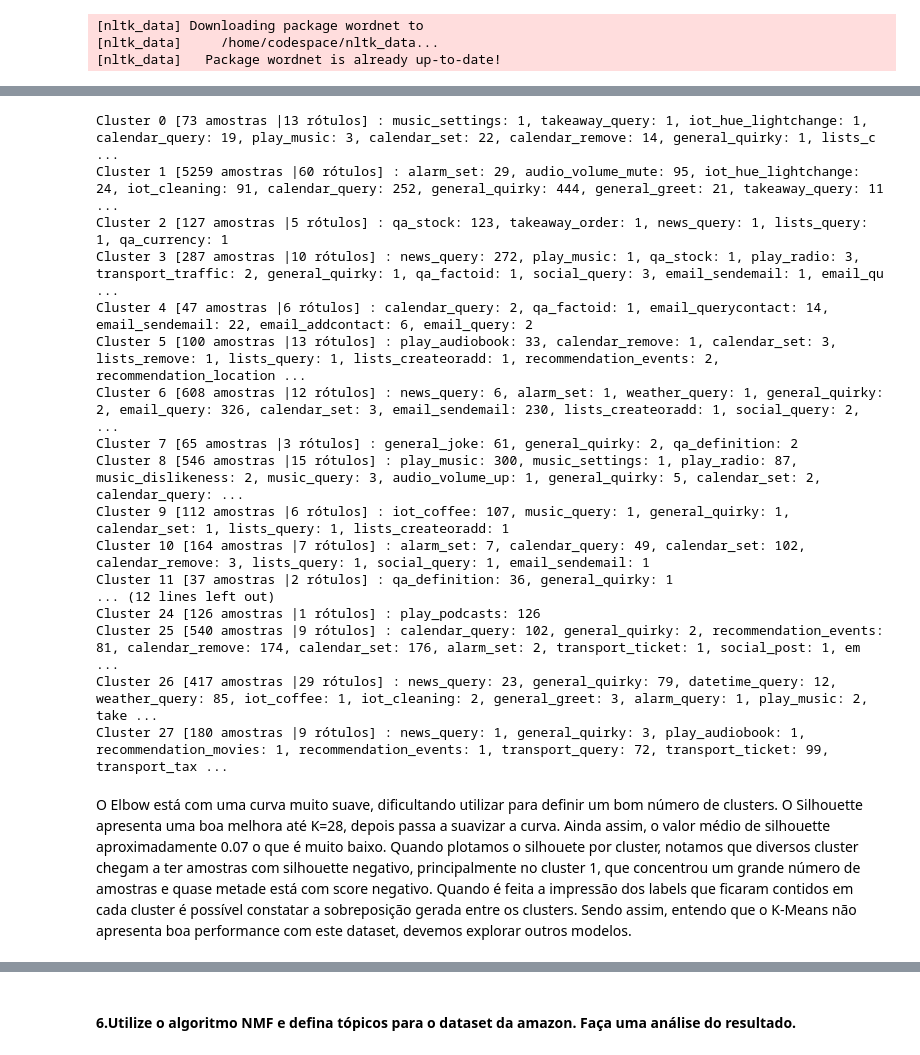
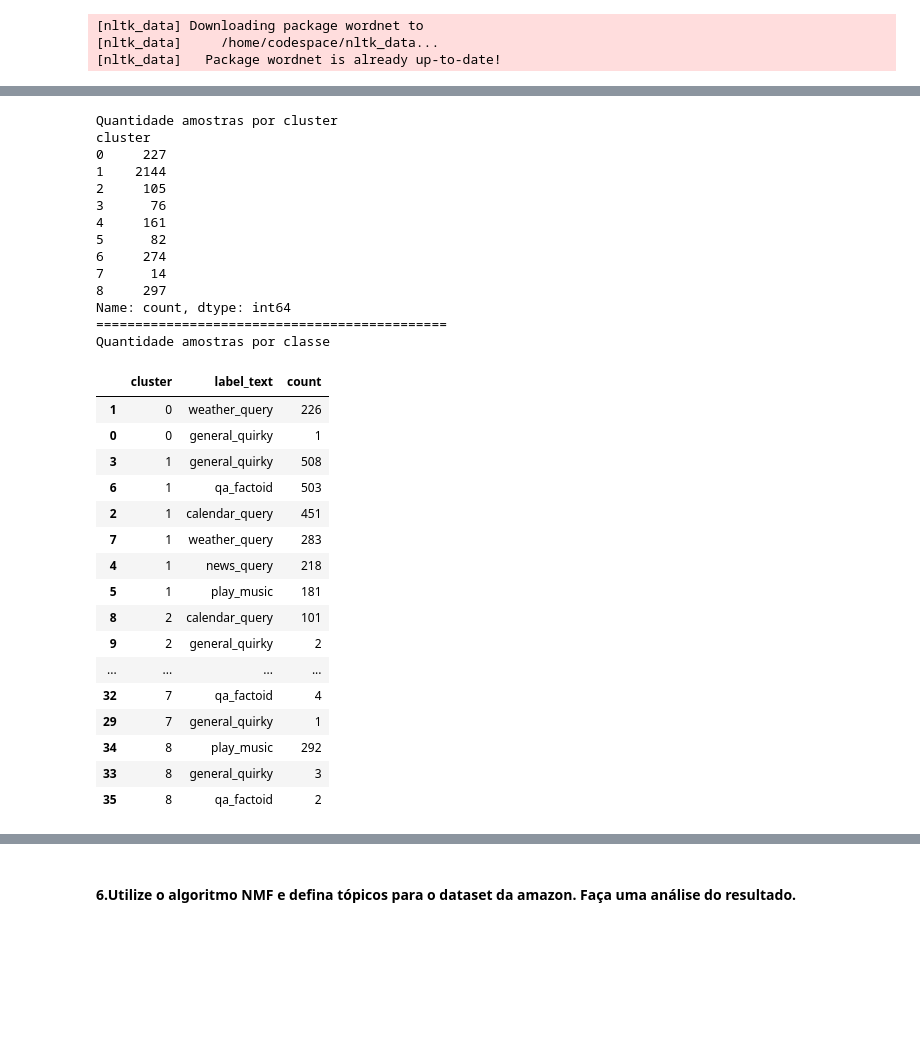
Before and after one commit to rodrigo1992-cmyk/Faculdade, a Jupyter notebook: Notebooks/rodrigo_mesquita_DR4_AT.ipynb, the cells around one changed output, grey strips where cells are left out. Saved outputs shown, nothing was run; the diff lists cells and outputs as text; code cells hidden in the pictures; blank space fills up the shorter version.

```diff
--- a/Notebooks/rodrigo_mesquita_DR4_AT.ipynb
+++ b/Notebooks/rodrigo_mesquita_DR4_AT.ipynb
@@ -271,37 +290,43 @@ SilhouetteVisualizer(model).fit(vect).show()
-# %%
-#Imprimindo o conteúdo de cada cluster
-cluster_labels = {}
-labels = model.labels_
-
-for i in range(K):
-    cluster_samples = df[labels == i]
-    cluster_label_counts = Counter(cluster_samples['label_text'])
-    cluster_label_text = ', '.join([f"{label}: {count}" for label, count in cluster_label_counts.items()])
-    cluster_size = len(cluster_samples)
-    cluster_num_classes = len(cluster_label_counts)
-    cluster_labels[f'Cluster {i}'] = (cluster_num_classes, cluster_label_text, cluster_size)
-
-for cluster, (num_classes, label_text, size) in cluster_labels.items():
-    print(f"{cluster} [{size} amostras |{num_classes} rótulos] : {label_text}")
-# %% [output]
-Cluster 0 [73 amostras |13 rótulos] : music_settings: 1, takeaway_query: 1, iot_hue_lightchange: 1, calendar_query: 19, play_music: 3, calendar_set: 22, calendar_remove: 14, general_quirky: 1, lists_c ...
-Cluster 1 [5259 amostras |60 rótulos] : alarm_set: 29, audio_volume_mute: 95, iot_hue_lightchange: 24, iot_cleaning: 91, calendar_query: 252, general_quirky: 444, general_greet: 21, takeaway_query: 11 ...
-Cluster 2 [127 amostras |5 rótulos] : qa_stock: 123, takeaway_order: 1, news_query: 1, lists_query: 1, qa_currency: 1
-Cluster 3 [287 amostras |10 rótulos] : news_query: 272, play_music: 1, qa_stock: 1, play_radio: 3, transport_traffic: 2, general_quirky: 1, qa_factoid: 1, social_query: 3, email_sendemail: 1, email_qu ...
-Cluster 4 [47 amostras |6 rótulos] : calendar_query: 2, qa_factoid: 1, email_querycontact: 14, email_sendemail: 22, email_addcontact: 6, email_query: 2
-Cluster 5 [100 amostras |13 rótulos] : play_audiobook: 33, calendar_remove: 1, calendar_set: 3, lists_remove: 1, lists_query: 1, lists_createoradd: 1, recommendation_events: 2, recommendation_location ...
-Cluster 6 [608 amostras |12 rótulos] : news_query: 6, alarm_set: 1, weather_query: 1, general_quirky: 2, email_query: 326, calendar_set: 3, email_sendemail: 230, lists_createoradd: 1, social_query: 2, ...
-Cluster 7 [65 amostras |3 rótulos] : general_joke: 61, general_quirky: 2, qa_definition: 2
-Cluster 8 [546 amostras |15 rótulos] : play_music: 300, music_settings: 1, play_radio: 87, music_dislikeness: 2, music_query: 3, audio_volume_up: 1, general_quirky: 5, calendar_set: 2, calendar_query: ...
-Cluster 9 [112 amostras |6 rótulos] : iot_coffee: 107, music_query: 1, general_quirky: 1, calendar_set: 1, lists_query: 1, lists_createoradd: 1
-Cluster 10 [164 amostras |7 rótulos] : alarm_set: 7, calendar_query: 49, calendar_set: 102, calendar_remove: 3, lists_query: 1, social_query: 1, email_sendemail: 1
-Cluster 11 [37 amostras |2 rótulos] : qa_definition: 36, general_quirky: 1
-... (12 lines left out)
-Cluster 24 [126 amostras |1 rótulos] : play_podcasts: 126
-Cluster 25 [540 amostras |9 rótulos] : calendar_query: 102, general_quirky: 2, recommendation_events: 81, calendar_remove: 174, calendar_set: 176, alarm_set: 2, transport_ticket: 1, social_post: 1, em ...
-Cluster 26 [417 amostras |29 rótulos] : news_query: 23, general_quirky: 79, datetime_query: 12, weather_query: 85, iot_coffee: 1, iot_cleaning: 2, general_greet: 3, alarm_query: 1, play_music: 2, take ...
-Cluster 27 [180 amostras |9 rótulos] : news_query: 1, general_quirky: 3, play_audiobook: 1, recommendation_movies: 1, recommendation_events: 1, transport_query: 72, transport_ticket: 99, transport_tax ...
-# %% [markdown]
-O Elbow está com uma curva muito suave, dificultando utilizar para definir um bom número de clusters.
-O Silhouette apresenta uma boa melhora até K=28, depois passa a suavizar a curva. Ainda assim, o valor médio de silhouette aproximadamente 0.07 o que é muito baixo. Quando plotamos o silhouete por cluster, notamos que diversos cluster chegam a ter amostras com silhouette negativo, principalmente no cluster 1, que concentrou um grande número de amostras e quase metade está com score negativo. Quando é feita a impressão dos labels que ficaram contidos em cada cluster é possível constatar a sobreposição gerada entre os clusters.
-Sendo assim, entendo que o K-Means não apresenta boa performance com este dataset, devemos explorar outros modelos.
+# %%
+#Calcular a quantidade de amostras por cluster e por classe para avaliar a clusterização
+resultado = df.copy()
+resultado['cluster'] = model.labels_
+print("Quantidade amostras por cluster")
+print(resultado['cluster'].value_counts().sort_index())
+print("=============================================")
+
+print("Quantidade amostras por classe")
+resultado = resultado.groupby(['cluster', 'label_text']).size().reset_index(name='count')
+resultado.sort_values(by=['cluster', 'count'], ascending=[True, False])
+# %% [output]
+Quantidade amostras por cluster
+cluster
+0     227
+1    2144
+2     105
+3      76
+4     161
+5      82
+6     274
+7      14
+8     297
+Name: count, dtype: int64
+=============================================
+Quantidade amostras por classe
+|  | cluster | label_text | count |
+| 1 | 0 | weather_query | 226 |
+| 0 | 0 | general_quirky | 1 |
+| 3 | 1 | general_quirky | 508 |
+| 6 | 1 | qa_factoid | 503 |
+| 2 | 1 | calendar_query | 451 |
+| 7 | 1 | weather_query | 283 |
+| 4 | 1 | news_query | 218 |
+| 5 | 1 | play_music | 181 |
+| 8 | 2 | calendar_query | 101 |
+| 9 | 2 | general_quirky | 2 |
+| ... | ... | ... | ... |
+| 32 | 7 | qa_factoid | 4 |
+| 29 | 7 | general_quirky | 1 |
+| 34 | 8 | play_music | 292 |
+| 33 | 8 | general_quirky | 3 |
+| 35 | 8 | qa_factoid | 2 |
```
Also changed, not shown: parts of 20 cells of this notebook.
